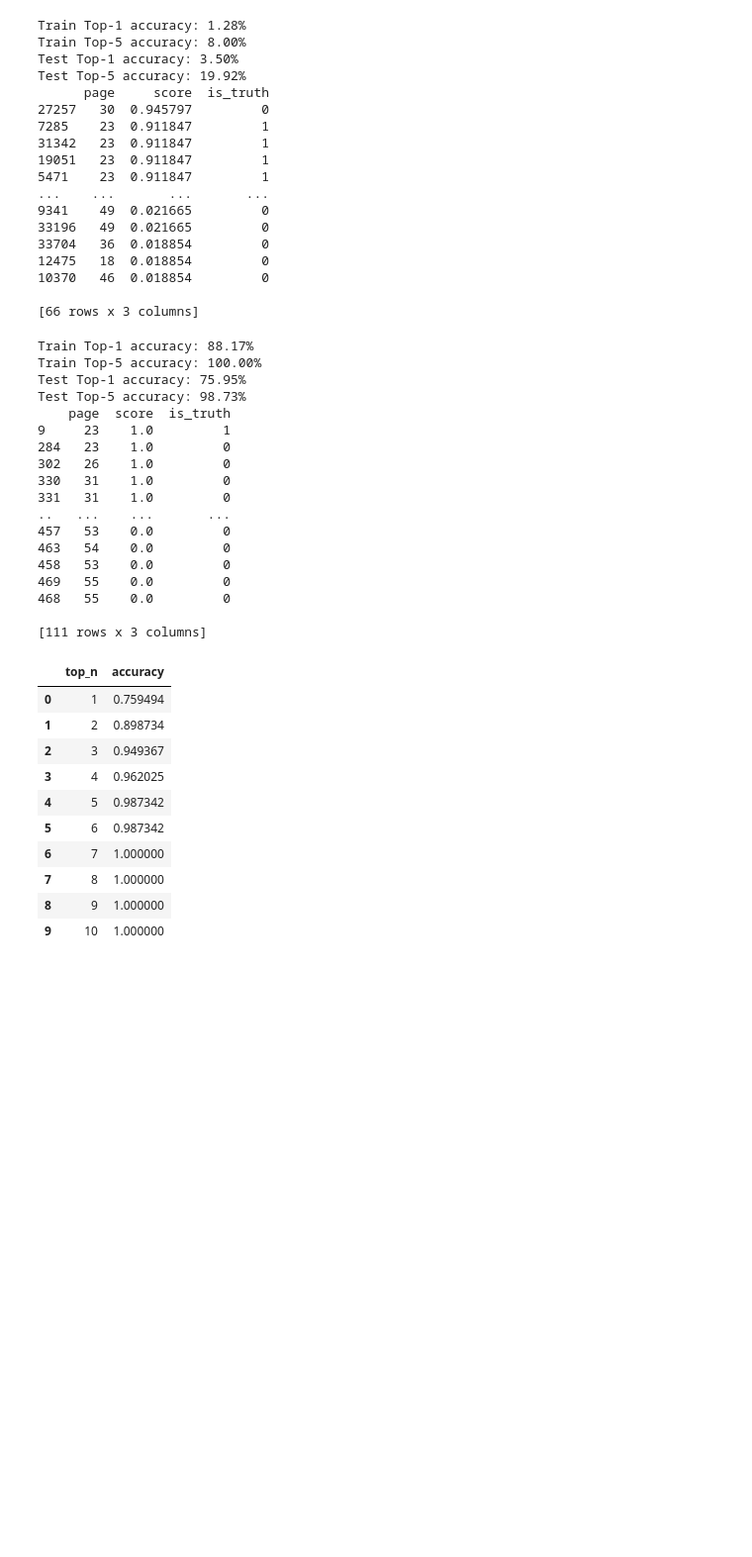
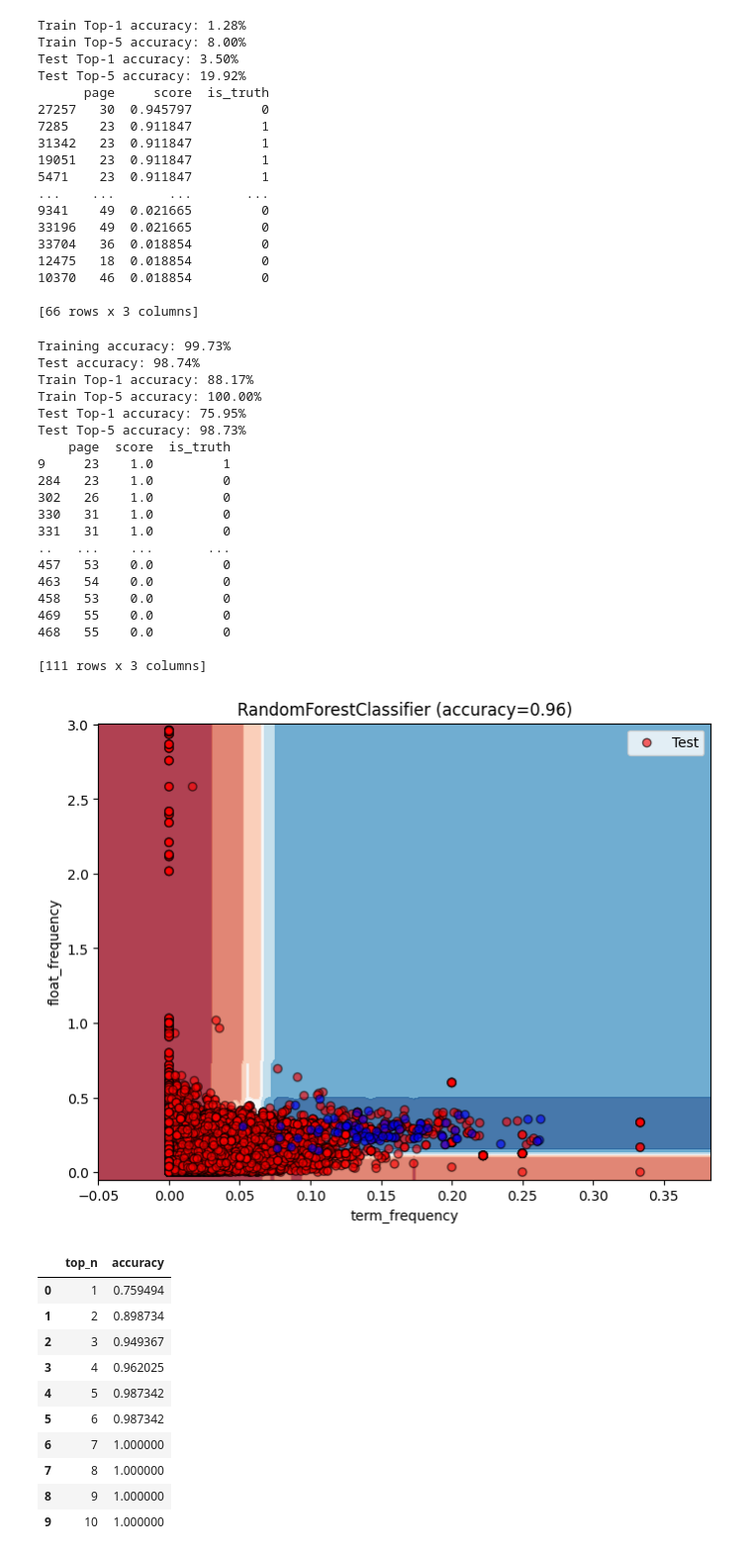
Before and after one commit to Famondir/Thesis, a Jupyter notebook: Python/toc_extraction.ipynb, the cells around one changed output. Shown at 99% size. Saved outputs shown, nothing was run; the diff lists cells and outputs as text; code cells hidden in the pictures; blank space fills up the shorter version.

```diff
--- a/Python/toc_extraction.ipynb
+++ b/Python/toc_extraction.ipynb
@@ -1478,6 +1478,10 @@ X_train, X_test, y_train, y_test, df_train_split, df_test_split = train_test_spl
 # Train Random Forest model
 clf = RandomForestClassifier(n_estimators=100, random_state=42)
 clf.fit(X_train, y_train)
+score = clf.score(X_train, y_train)
+print(f"Training accuracy: {score:.2%}")
+score = clf.score(X_test, y_test)
+print(f"Test accuracy: {score:.2%}")
 
 # Predict and rerank: get predicted probabilities for each page
 df_train_split["score"] = clf.predict_proba(X_train)[:, 1]
@@ -1496,7 +1500,7 @@ df_test_split = pd.concat([df_test_split, df_false_unused], ignore_index=True)
 df_train_split["rank"] = df_train_split.groupby(["filepath", "type"])["score"].rank(ascending=False, method="first")
 df_test_split["rank"] = df_test_split.groupby(["filepath", "type"])["score"].rank(ascending=False, method="first")
 
-# Check accuracy: how often is the correct page ranked 1?
+# Check accuracy: how often is the correct page ranked among the top k?
 top1_train = df_train_split[df_train_split["is_truth"] == 1]["rank"].eq(1).mean()
 top5_train = df_train_split[df_train_split["is_truth"] == 1]["rank"].le(5).mean()
 top1_test = df_test_split[df_test_split["is_truth"] == 1]["rank"].eq(1).mean()
@@ -1511,6 +1515,8 @@ print(f"Test Top-5 accuracy: {top5_test:.2%}")
 sample = df_test_split[(df_test_split["filename"] == 'Jahresabschluss-BEN-GmbH-2023.pdf') & (df_test_split["type"] == "GuV")]
 print(sample.sort_values("score", ascending=False)[["page", "score", "is_truth"]])
 # %% [output]
+Training accuracy: 99.73%
+Test accuracy: 98.74%
 Train Top-1 accuracy: 88.17%
 Train Top-5 accuracy: 100.00%
 Test Top-1 accuracy: 75.95%
@@ -1529,6 +1535,55 @@ Test Top-5 accuracy: 98.73%
 468   55    0.0         0
 
 [111 rows x 3 columns]
+# %%
+from sklearn.ensemble import RandomForestClassifier
+from sklearn.preprocessing import StandardScaler
+from sklearn.pipeline import make_pipeline
+from sklearn.inspection import DecisionBoundaryDisplay
+from matplotlib.colors import ListedColormap
+from sklearn.model_selection import train_test_split
+
+# # Prepare data (using df_train_us_balanced from your notebook)
+# X = df_train_us_balanced[["term_frequency", "float_frequency"]].values
+# y = df_train_us_balanced["is_truth"].values
+
+# # Train-test split
+# X_train, X_test, y_train, y_test = train_test_split(
+#     X, y, test_size=0.4, random_state=42
+# )
+
+# # Fit classifier
+# clf = make_pipeline(StandardScaler(), RandomForestClassifier(n_estimators=100, random_state=42))
+# clf.fit(X_train, y_train)
+
+# Plot decision boundary
+cm = plt.cm.RdBu
+cm_bright = ListedColormap(["#FF0000", "#0000FF"])
+x_min, x_max = X[:, 0].min() - 0.05, X[:, 0].max() + 0.05
+y_min, y_max = X[:, 1].min() - 0.05, X[:, 1].max() + 0.05
+
+plt.figure(figsize=(8, 6))
+ax = plt.gca()
+DecisionBoundaryDisplay.from_estimator(
+    clf, X, cmap=cm, alpha=0.8, ax=ax, eps=0.05
+)
+
+df_test_split_sorted = df_test_split.sort_values('is_truth')
+X_test = df_test_split_sorted[["term_frequency", "float_frequency"]].values
+y_test = df_test_split_sorted["is_truth"].values
+score = clf.score(X_test, y_test)
+
+# ax.scatter(X_train[:, 0], X_train[:, 1], c=y_train, cmap=cm_bright, edgecolors="k", label="Train")
+ax.scatter(X_test[:, 0], X_test[:, 1], c=y_test, cmap=cm_bright, alpha=0.6, edgecolors="k", label="Test")
+ax.set_xlim(x_min, x_max)
+ax.set_ylim(y_min, y_max)
+ax.set_xlabel("term_frequency")
+ax.set_ylabel("float_frequency")
+ax.set_title(f"RandomForestClassifier (accuracy={score:.2f})")
+plt.legend()
+plt.show()
+# %% [output]
+[figure, added]
 # %%
 topn_accuracies = [
     df_test_split[df_test_split["is_truth"] == 1]["rank"].le(n).mean()
```
Also changed, not shown: parts of 1 cell of this notebook, 3 other files.
